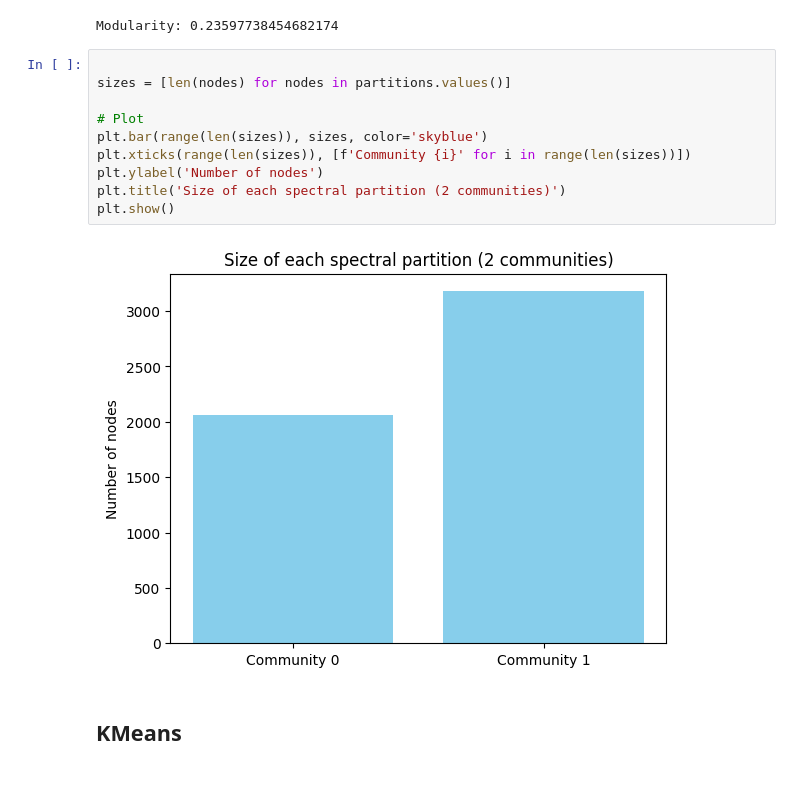
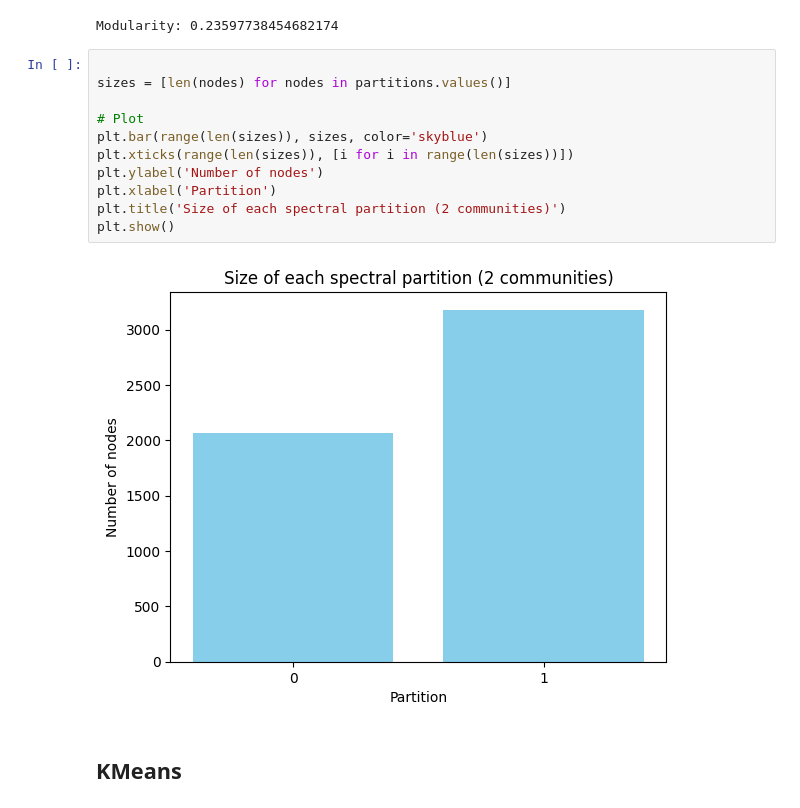
Before and after one commit to Susena-V/Graph_Algos_and_Mining, a Jupyter notebook: Project/Spectral_Clustering.ipynb, the cells around one changed output. Drawn from its saved outputs; the diff is of its cells as text; blank space fills up the shorter version.

Commit message:
Cleaned up the graph

```diff
--- a/Project/Spectral_Clustering.ipynb
+++ b/Project/Spectral_Clustering.ipynb
@@ -71,15 +71,16 @@ Modularity: 0.23597738454682174
 # %%
 
 sizes = [len(nodes) for nodes in partitions.values()]
 
 # Plot
 plt.bar(range(len(sizes)), sizes, color='skyblue')
-plt.xticks(range(len(sizes)), [f'Community {i}' for i in range(len(sizes))])
+plt.xticks(range(len(sizes)), [i for i in range(len(sizes))])
 plt.ylabel('Number of nodes')
+plt.xlabel('Partition')
 plt.title('Size of each spectral partition (2 communities)')
 plt.show()
 # %% [output]
-[figure, old version]
+[figure, new version]
 # %% [markdown]
 ## KMeans
 # %%
```
Also changed, not shown: parts of 11 cells of this notebook.
